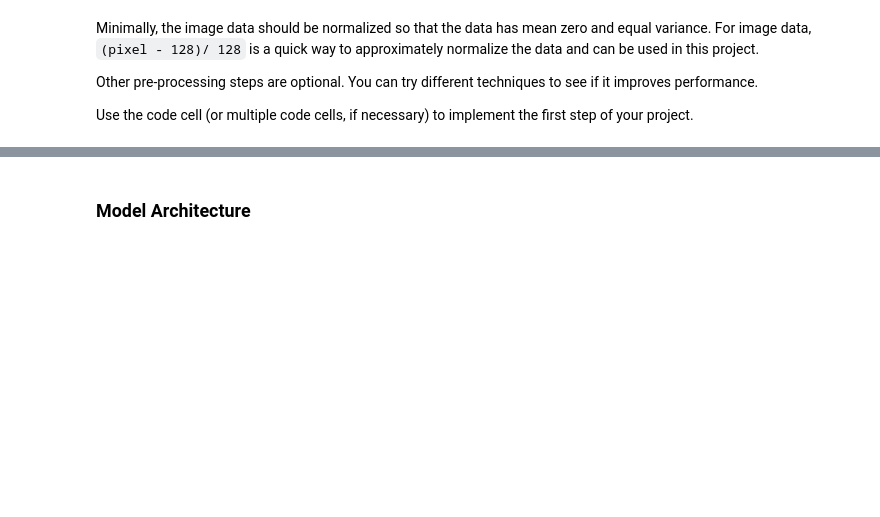
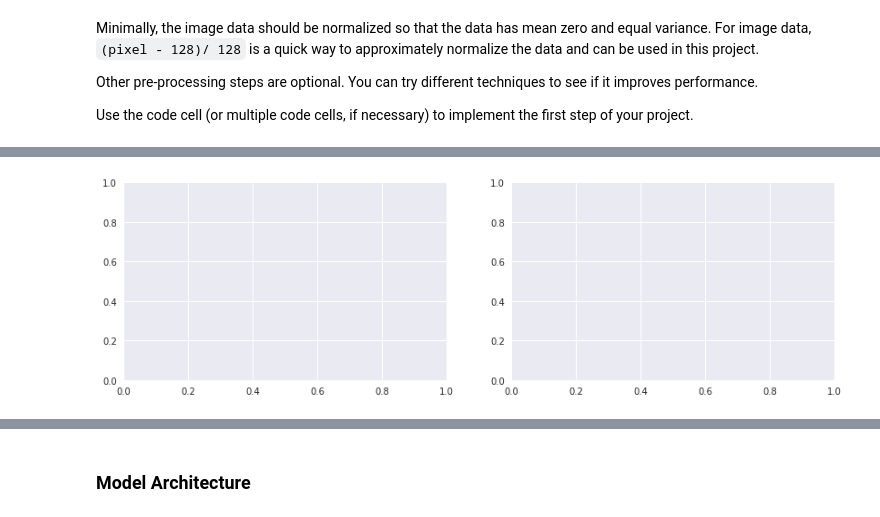
Before and after one commit to evanfwelch/CarND-Traffic-Sign-Classifier-Project, a Jupyter notebook: Traffic_Sign_Classifier.ipynb, the cells around one changed output, grey strips where cells are left out. Cells and saved outputs as stored; diff of their text form; code cells hidden in the pictures; blank space fills up the shorter version.

Commit message:
made before and after

```diff
--- a/Traffic_Sign_Classifier.ipynb
+++ b/Traffic_Sign_Classifier.ipynb
@@ -262,0 +285,14 @@ Xp_test = pre_process(X_test)
+# %%
+# lets generate a before and after plot to get intuition about pre-processing
+
+fig_ba, ax_ba = plt.subplots(1,2)
+
+fig_ba.set_figwidth(14)
+
+# pick an image
+im_before = X_train[400,:,:,:]
+
+# preprocess it
+im_after = pre_process(np.reshape(im_before, (1,32,32,3)))
+# %% [output]
+[figure, added]
```
Also changed, not shown: parts of 3 cells of this notebook, 1 other file.
